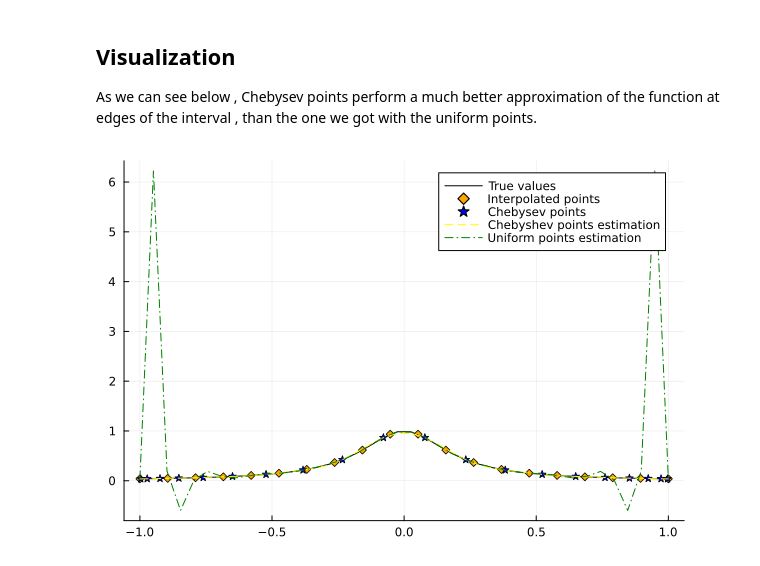
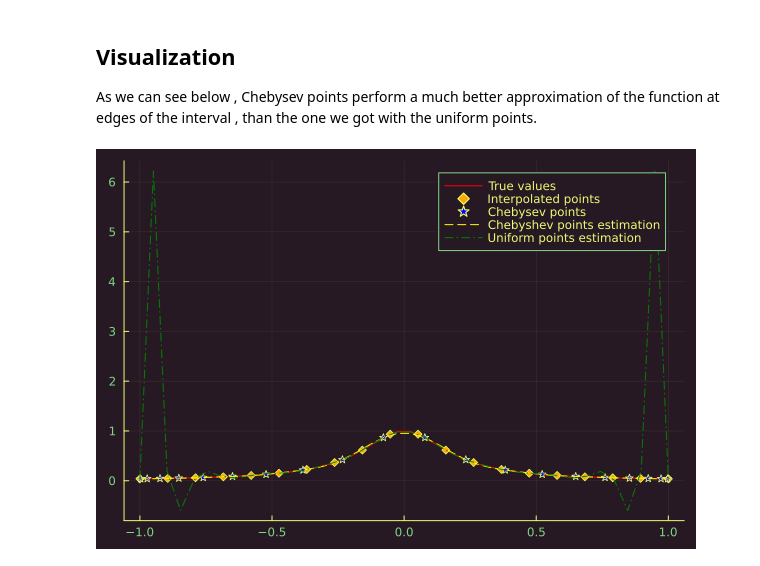
Before and after one commit to StavrosArm/Mathematics_Algorithms, a Jupyter notebook: Lagrange_Interpolation.ipynb, the cells around one changed output. Saved outputs shown, nothing was run; the diff lists cells and outputs as text; code cells hidden in the pictures.

Commit message:
Theme

```diff
--- a/Lagrange_Interpolation.ipynb
+++ b/Lagrange_Interpolation.ipynb
@@ -86,10 +86,11 @@ chebysev_estimation=Lagrange_Interpolation(chebysev_x,chebysev_y,z)
 
 As we can see below , Chebysev points perform a much better approximation of the function at edges of the interval , than the one we got with the uniform points.
 # %%
-plot(z,f(z),label="True values",color="black")
+theme(:lime)
+plot(z,f(z),label="True values",color="red")
 scatter!(x,y,label="Interpolated points", marker=:diamond, color="orange")
 scatter!(chebysev_x,chebysev_y,label="Chebysev points",marker=:star,color="blue")
 plot!(z,chebysev_estimation, label="Chebyshev points estimation", color="yellow", linestyle=:dash)
 plot!(z,uniform_estimation,label="Uniform points estimation",color="green",linestyle=:dashdot)
 # %% [output]
-[figure, old version]
+[figure, new version]
```
